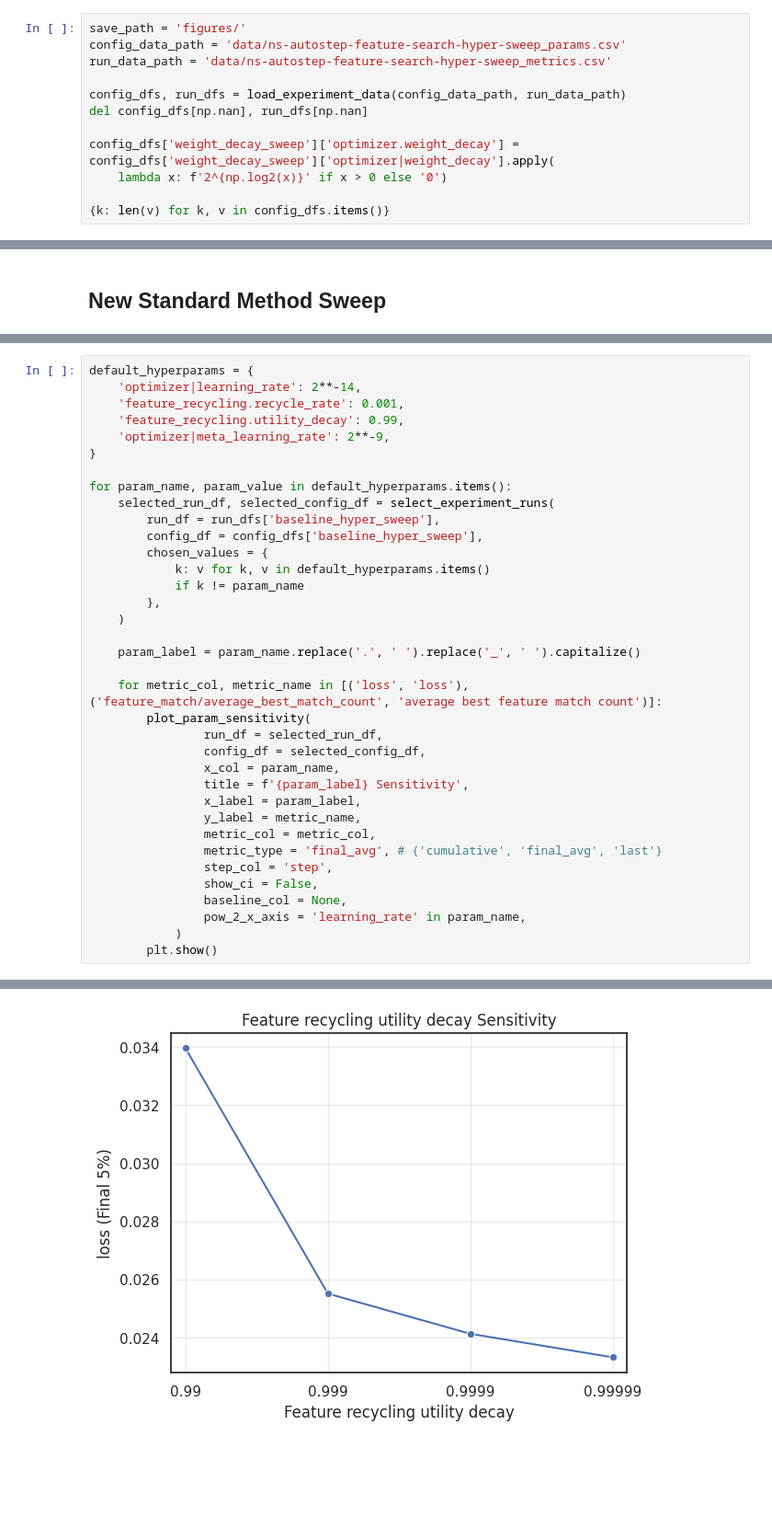
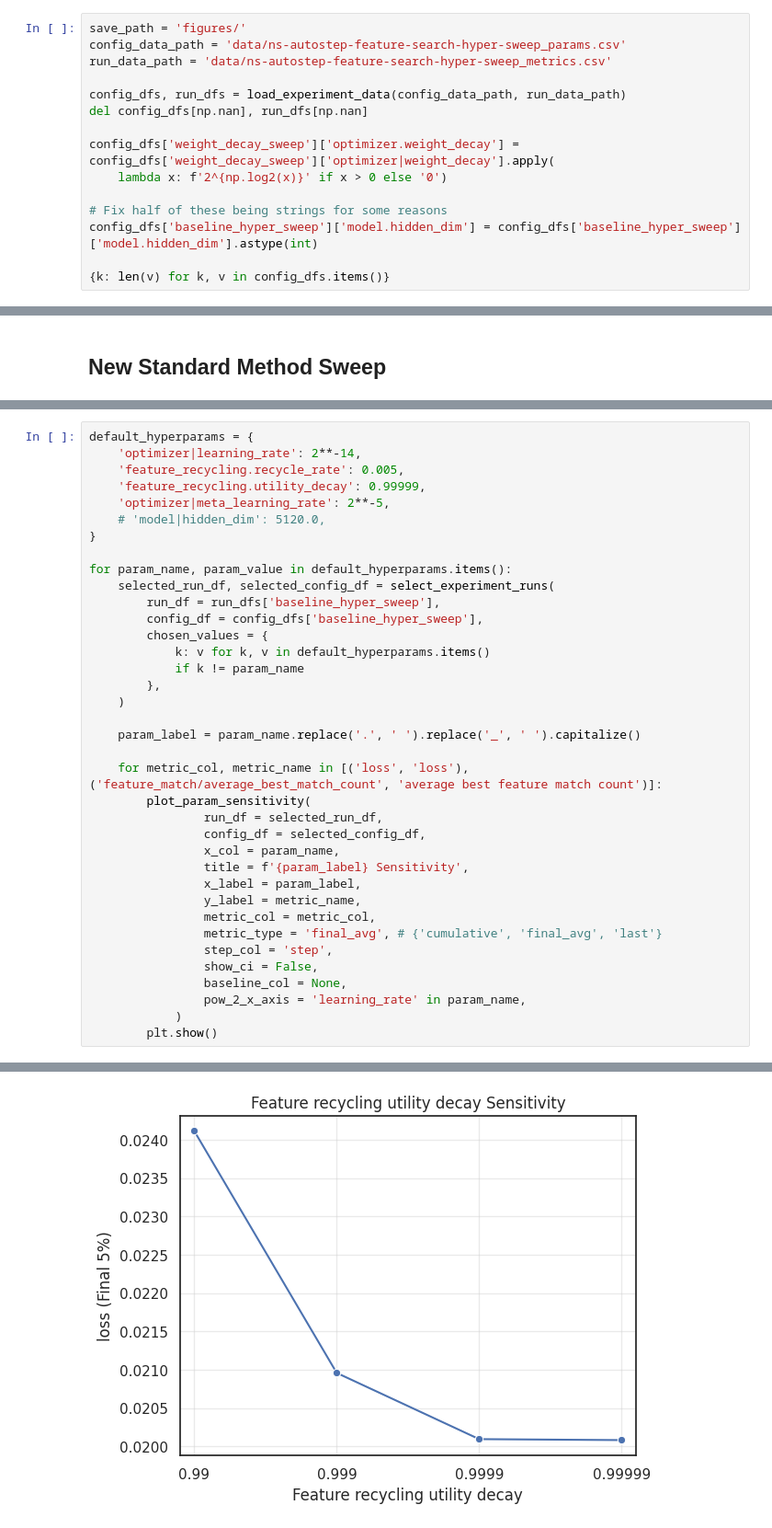
Before and after one commit to ejmejm/phd_research, a Jupyter notebook: phd/feature_search/analysis/paper_part_1_v1/ns_autostep_and_search_hyper_sweep.ipynb, the cells around one changed output, grey strips where cells are left out. Shown at 92% size. Cells and saved outputs as stored; diff of their text form; blank space fills up the shorter version.

```diff
--- a/phd/feature_search/analysis/paper_part_1_v1/ns_autostep_and_search_hyper_sweep.ipynb
+++ b/phd/feature_search/analysis/paper_part_1_v1/ns_autostep_and_search_hyper_sweep.ipynb
@@ -30,6 +30,9 @@ del config_dfs[np.nan], run_dfs[np.nan]
 config_dfs['weight_decay_sweep']['optimizer.weight_decay'] = config_dfs['weight_decay_sweep']['optimizer|weight_decay'].apply(
     lambda x: f'2^{np.log2(x)}' if x > 0 else '0')
 
+# Fix half of these being strings for some reasons
+config_dfs['baseline_hyper_sweep']['model.hidden_dim'] = config_dfs['baseline_hyper_sweep']['model.hidden_dim'].astype(int)
+
 {k: len(v) for k, v in config_dfs.items()}
 # %% [output]
 {'perfect_features_baseline_sweep': 125,
@@ -596,9 +608,10 @@ plt.show()
 # %%
 default_hyperparams = {
     'optimizer|learning_rate': 2**-14,
-    'feature_recycling.recycle_rate': 0.001,
-    'feature_recycling.utility_decay': 0.99,
-    'optimizer|meta_learning_rate': 2**-9,
+    'feature_recycling.recycle_rate': 0.005,
+    'feature_recycling.utility_decay': 0.99999,
+    'optimizer|meta_learning_rate': 2**-5,
+    # 'model|hidden_dim': 5120.0,
 }
 
 for param_name, param_value in default_hyperparams.items():
@@ -637 +650 @@ for param_name, param_value in default_hyperparams.items():
-[figure, old version]
+[figure, new version]
```
Also changed, not shown: parts of 7 cells of this notebook, 2 other files.
